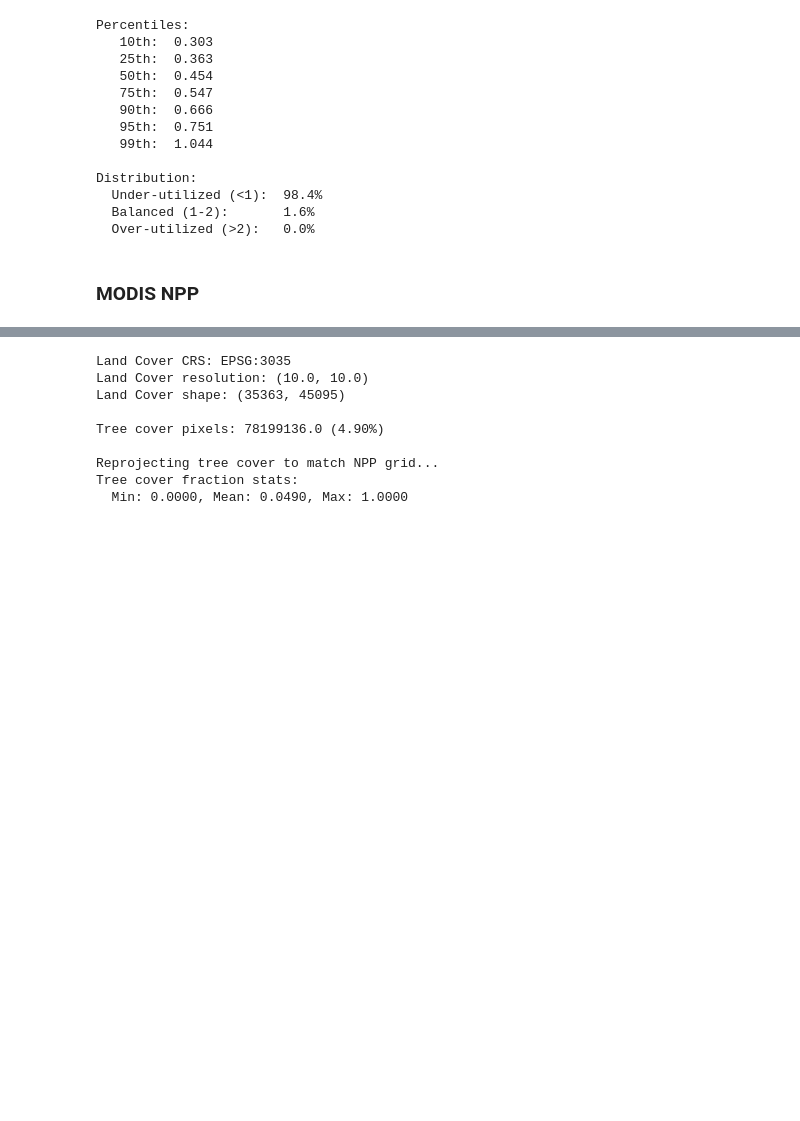
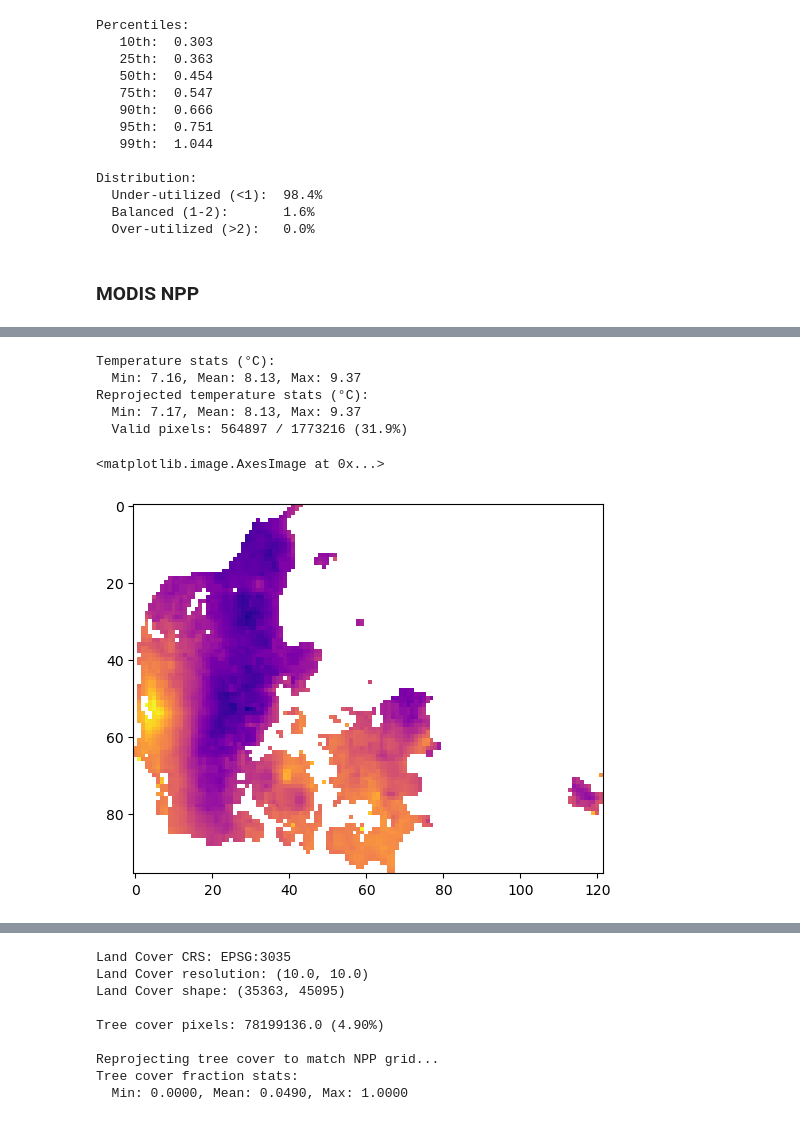
Before and after one commit to Assimila/LEON-P5, a Jupyter notebook: 1_prep_land_use.ipynb, the cells around one changed output, grey strips where cells are left out. Drawn from its saved outputs; the diff is of its cells as text; code cells hidden in the pictures; blank space fills up the shorter version.

```diff
--- a/1_prep_land_use.ipynb
+++ b/1_prep_land_use.ipynb
@@ -1031,6 +1031,7 @@ Distribution:
 # %%
 import numpy as np
 import rasterio
+import matplotlib.pyplot as plt
 from rasterio.warp import reproject, Resampling
 from pathlib import Path
 
@@ -1041,14 +1042,19 @@ YEAR = 2023
 
 base_dir = Path("~/data/LEON_P5_BII").expanduser()
 
-# Inputs
+#__Inputs__#
+# Modis NPP
 npp_path = base_dir / "EO_data_prep/Modis_NPP" / f"NPP_{COUNTRY}_{YEAR}_clip.tif"
 
+# Lifestock density
 cattle_path = base_dir / "EO_data_raw/Lifestock_density/GLW4-2020.D-DA.CATTLE.tif"
 sheep_path  = base_dir / "EO_data_raw/Lifestock_density/GLW4-2020.D-DA.SHEEP.tif"
 goat_path   = base_dir / "EO_data_raw/Lifestock_density/GLW4-2020.D-DA.GOATS.tif"
 
-#LC tree cover
+# Temperature average
+temp_path = base_dir / "EO_data_prep/Temp_avg" / f"wc2.1_2.5m_tavg_{COUNTRY}_mean_annual.tif"
+
+# LC tree cover
 lc_dir = Path("~/data/LEON_P5_BII/EO_data_prep/CLCplus").expanduser()
 lc_path = lc_dir / f"clcplus_{COUNTRY}_{YEAR}.tif"
 Tree_cover_classes = [2, 3, 4]
@@ -1084,0 +1098,41 @@ NPP bounds: {'driver': 'GTiff', 'dtype': 'int16', 'nodata': None, 'width': 1503,
+# %%
+# STEP 2 — READ AND REPROJECT TEMPERATURE DATA (FIXED)
+
+with rasterio.open(temp_path) as src:
+    temp_data = src.read(1).astype("float32")
+    temp_profile = src.profile
+
+print("\nTemperature stats (°C):")
+print(f"  Min: {np.nanmin(temp_data):.2f}, Mean: {np.nanmean(temp_data):.2f}, Max: {np.nanmax(temp_data):.2f}")
+
+# Initialize with NaN
+MAT = np.full_like(npp, np.nan, dtype='float32')
+
+# Reproject with proper nodata handling
+reproject(
+    source=temp_data,
+    destination=MAT,
+    src_transform=temp_profile['transform'],
+    src_crs=temp_profile['crs'],
+    dst_transform=npp_transform,
+    dst_crs=npp_crs,
+    src_nodata=temp_profile.get('nodata', None),
+    dst_nodata=np.nan,
+    resampling=Resampling.bilinear
+)
+
+print(f"Reprojected temperature stats (°C):")
+valid_mat = MAT[~np.isnan(MAT)]
+print(f"  Min: {valid_mat.min():.2f}, Mean: {valid_mat.mean():.2f}, Max: {valid_mat.max():.2f}")
+print(f"  Valid pixels: {len(valid_mat)} / {MAT.size} ({100*len(valid_mat)/MAT.size:.1f}%)")
+# %% [output]
+Temperature stats (°C):
+  Min: 7.16, Mean: 8.13, Max: 9.37
+Reprojected temperature stats (°C):
+  Min: 7.17, Mean: 8.13, Max: 9.37
+  Valid pixels: 564897 / 1773216 (31.9%)
+# %%
+plt.imshow(temp_data, cmap='plasma')
+# %% [output]
+<matplotlib.image.AxesImage at 0x...>
+[figure, added]
```
Also changed, not shown: parts of 25 cells of this notebook.
